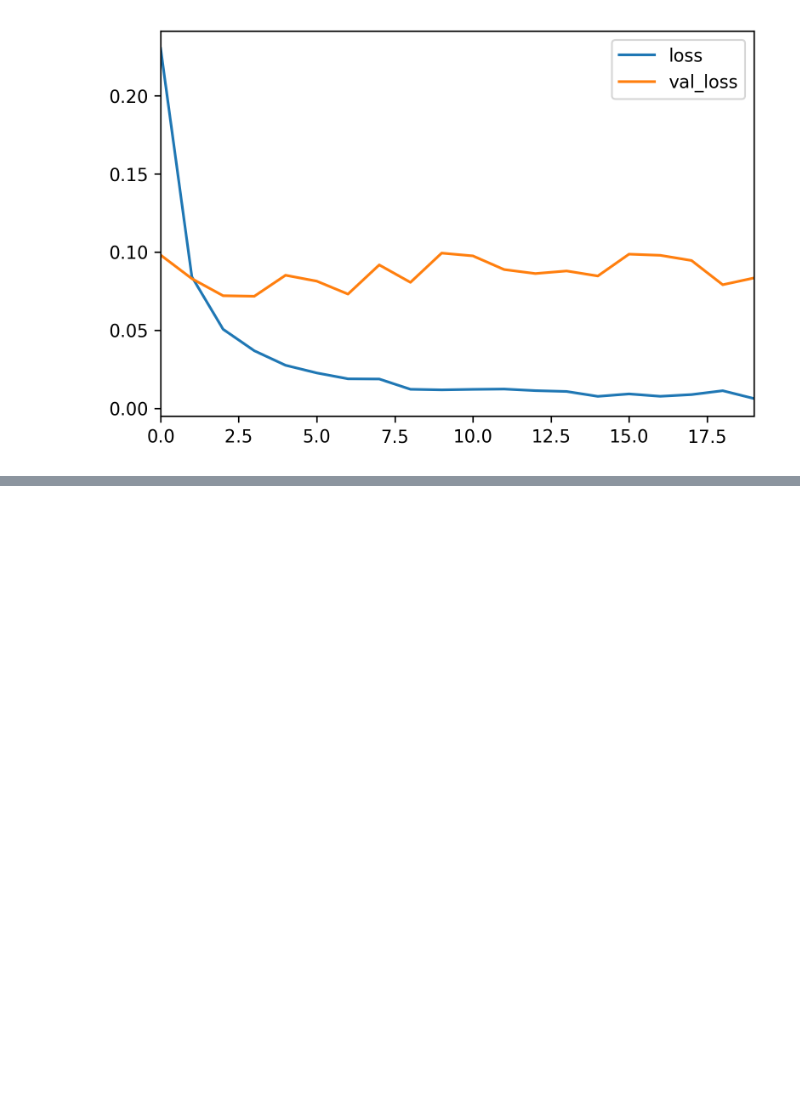
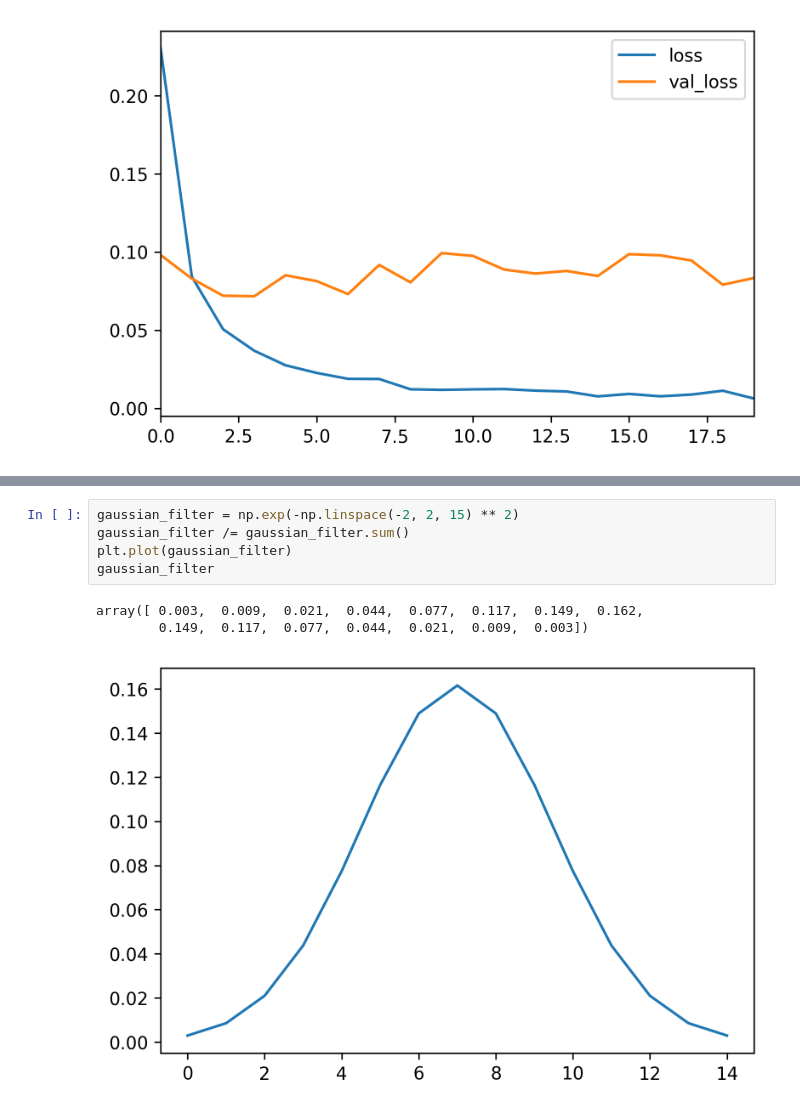
Before and after one commit to amueller/applied_ml_spring_2017, a Jupyter notebook: slides/aml-23.ipynb, the cells around one changed output, grey strips where cells are left out. Saved outputs shown, nothing was run; the diff lists cells and outputs as text; blank space fills up the shorter version.

```diff
--- a/slides/aml-23.ipynb
+++ b/slides/aml-23.ipynb
@@ -308,0 +356,9 @@ Epoch 6/20
+# %%
+gaussian_filter = np.exp(-np.linspace(-2, 2, 15) ** 2)
+gaussian_filter /= gaussian_filter.sum()
+plt.plot(gaussian_filter)
+gaussian_filter
+# %% [output]
+array([ 0.003,  0.009,  0.021,  0.044,  0.077,  0.117,  0.149,  0.162,
+        0.149,  0.117,  0.077,  0.044,  0.021,  0.009,  0.003])
+[figure, added]
```
Also changed, not shown: parts of 20 cells of this notebook, 1 other file.
